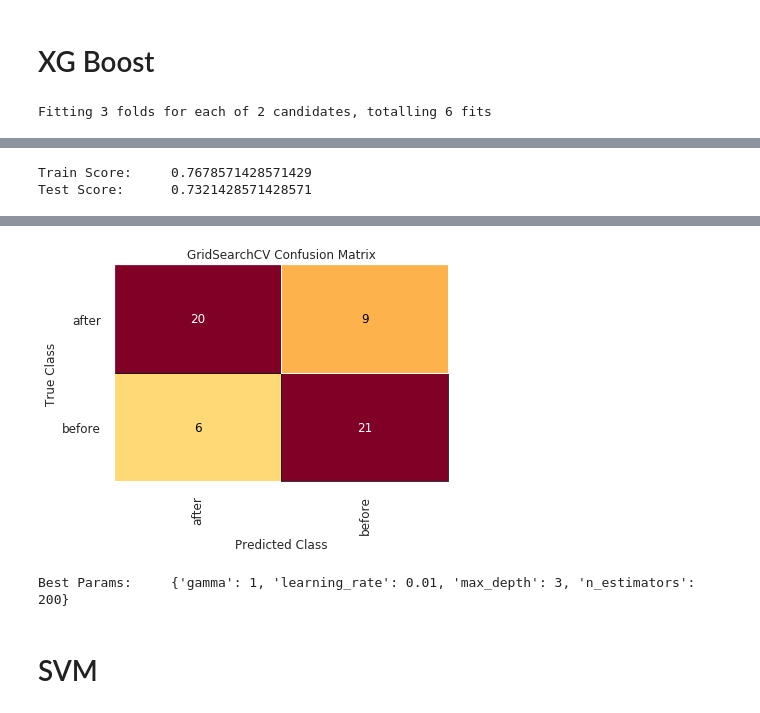
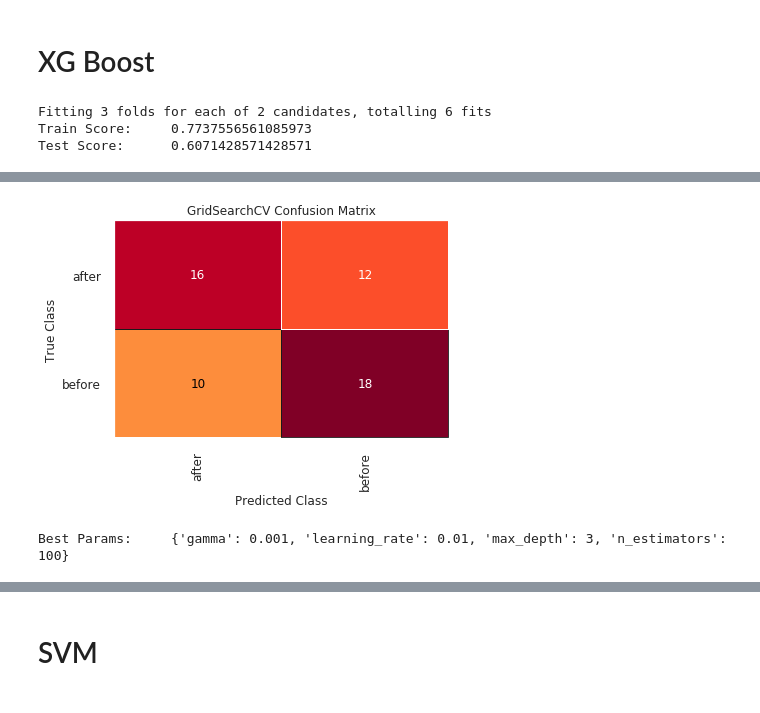
Before and after one commit to QED0711/wiki_learn, a Jupyter notebook: exploration/label_classifier.ipynb, the cells around one changed output, grey strips where cells are left out. Cells and saved outputs as stored; diff of their text form; code cells hidden in the pictures.

```diff
--- a/exploration/label_classifier.ipynb
+++ b/exploration/label_classifier.ipynb
@@ -237,7 +242,7 @@ params = {
     "max_depth": [3],
     "n_estimators": [100, 200],
     "learning_rate": [0.01],
-    "gamma": [1]
+    "gamma": [0.001]
 }
 
 xg_model = GridSearchCV(model, params, n_jobs=-1, cv=3, verbose=2)
@@ -252,4 +257,6 @@ cm.poof()
 print("Best Params:\t", xg_model.best_params_)
 # %% [output]
 Fitting 3 folds for each of 2 candidates, totalling 6 fits
+Train Score:     0.7737556561085973
+Test Score:      0.6071428571428571
 [Parallel(n_jobs=-1)]: Using backend LokyBackend with 8 concurrent workers.
@@ -256,2 +265,2 @@ Fitting 3 folds for each of 2 candidates, totalling 6 fits
+[figure, new version]
-Train Score:     0.7678571428571429
-Test Score:      0.7321428571428571
+Best Params:     {'gamma': 0.001, 'learning_rate': 0.01, 'max_depth': 3, 'n_estimators': 100}
@@ -260,5 +267,3 @@ Test Score:      0.7321428571428571
-[figure, old version]
-Best Params:     {'gamma': 1, 'learning_rate': 0.01, 'max_depth': 3, 'n_estimators': 200}
 # %% [markdown]
 # SVM
 # %%
```
Also changed, not shown: parts of 10 cells of this notebook, 10 other files.
